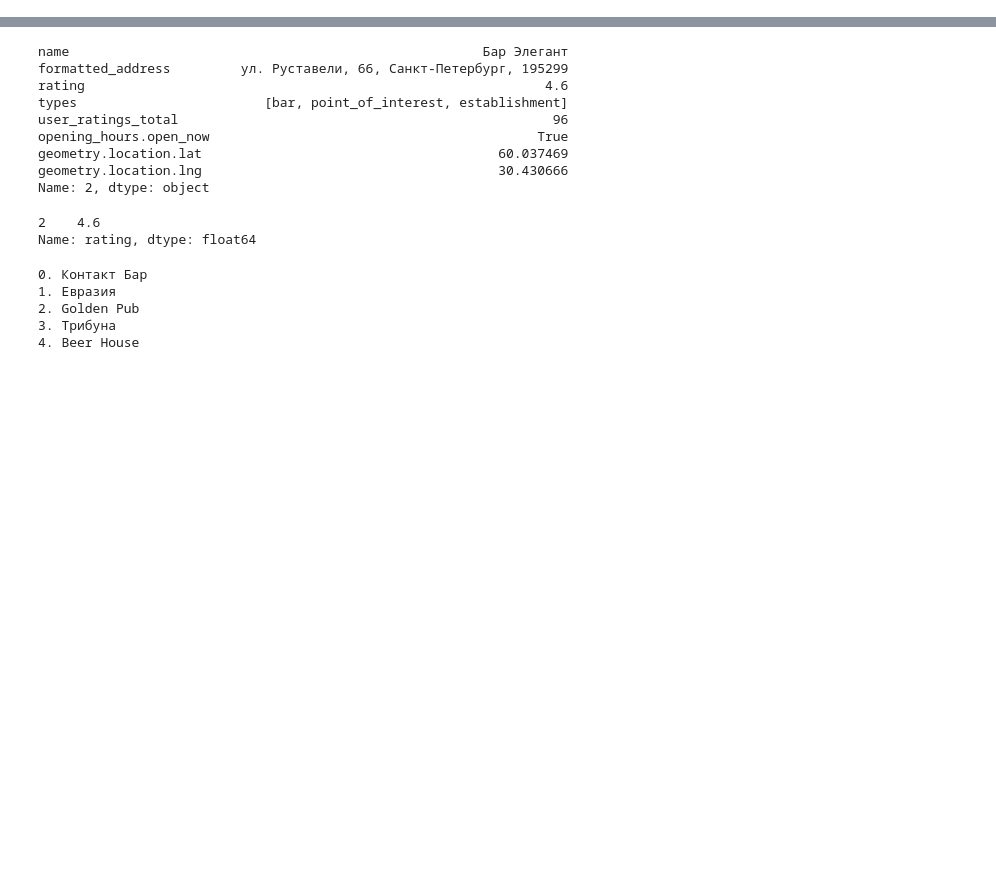
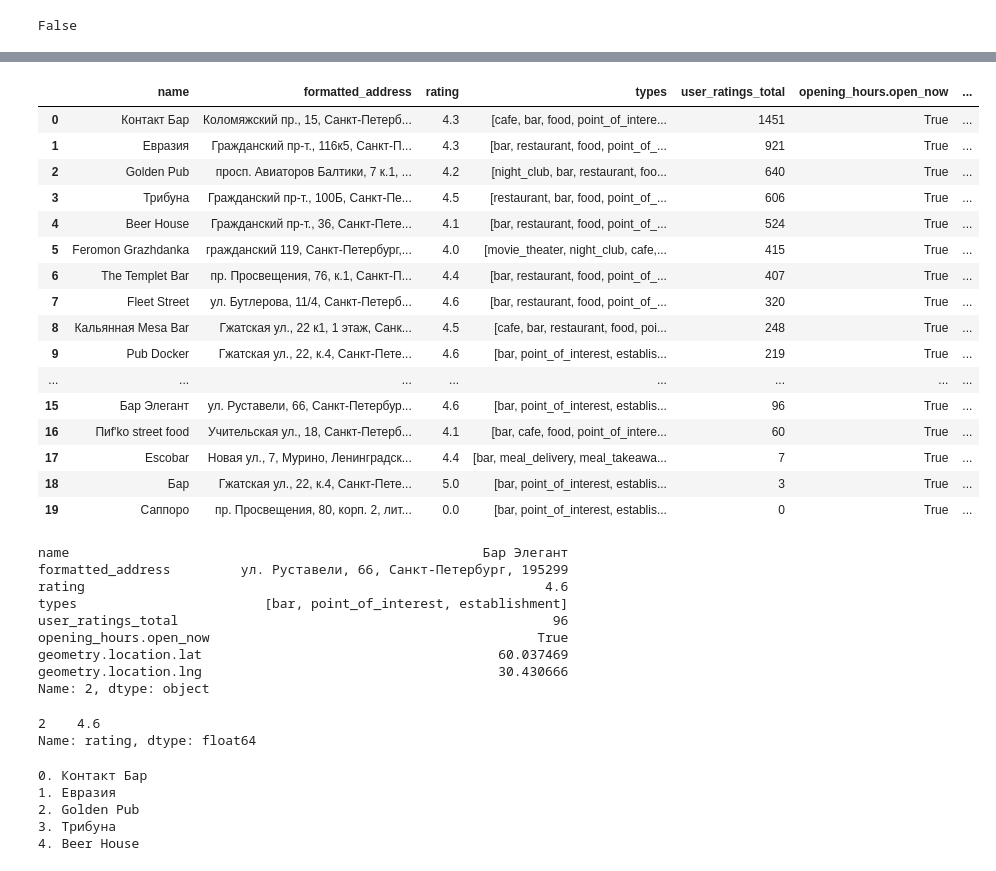
Before and after one commit to Mikhaylov-yv/Bot_spb_bar, a Jupyter notebook: notbuks/2gis_api.ipynb, the cells around one changed output, grey strips where cells are left out. Drawn from its saved outputs; the diff is of its cells as text; code cells hidden in the pictures; blank space fills up the shorter version.

```diff
--- a/notbuks/2gis_api.ipynb
+++ b/notbuks/2gis_api.ipynb
@@ -14,6 +14,10 @@ import bar_serch
 gmaps = googlemaps.Client(key = bot_data.google_token)
 
 data = gmaps.places(type = "bar", location = (60.02987327010727, 30.41587002010728), radius = 500, language = 'ru')
+# %%
+str(type(None)) == "<class 'NoneType'>"
+# %% [output]
+False
 # %%
 df = pd.json_normalize(data['results'])
 df.head()
@@ -24,6 +28,26 @@ df.head()
 | 2 | OPERATIONAL | ул. Руставели, 66, Санкт-Петербур... | https://maps.gstatic.com/mapfiles... | Бар Элегант | [{'height': 1960, 'html_attributi... | ChIJpV09Rj8zlkYRvAeSmjInDdA | NaN | 4.6 | ... |
 | 3 | OPERATIONAL | Граждaнский пр-т., 100Б, Санкт-Пе... | https://maps.gstatic.com/mapfiles... | Трибуна | [{'height': 3073, 'html_attributi... | ChIJUUjwZ5AxlkYRVReGpqP2WqM | 2.0 | 4.5 | ... |
 | 4 | OPERATIONAL | пр. Просвещения, 76, к.1, Санкт-П... | https://maps.gstatic.com/mapfiles... | The Templet Bar | [{'height': 2988, 'html_attributi... | ChIJvSbdZlkzlkYRQE5jPUv9WVg | 2.0 | 4.4 | ... |
+# %%
+df.sort_values(by = 'user_ratings_total', ignore_index = True, ascending = False)
+# %% [output]
+|  | name | formatted_address | rating | types | user_ratings_total | opening_hours.open_now | ... |
+| 0 | Контакт Бар | Коломяжский пр., 15, Санкт-Петерб... | 4.3 | [cafe, bar, food, point_of_intere... | 1451 | True | ... |
+| 1 | Евразия | Граждaнский пр-т., 116к5, Санкт-П... | 4.3 | [bar, restaurant, food, point_of_... | 921 | True | ... |
+| 2 | Golden Pub | просп. Авиаторов Балтики, 7 к.1, ... | 4.2 | [night_club, bar, restaurant, foo... | 640 | True | ... |
+| 3 | Трибуна | Граждaнский пр-т., 100Б, Санкт-Пе... | 4.5 | [restaurant, bar, food, point_of_... | 606 | True | ... |
+| 4 | Beer House | Граждaнский пр-т., 36, Санкт-Пете... | 4.1 | [bar, restaurant, food, point_of_... | 524 | True | ... |
+| 5 | Feromon Grazhdanka | гражданский 119, Санкт-Петербург,... | 4.0 | [movie_theater, night_club, cafe,... | 415 | True | ... |
+| 6 | The Templet Bar | пр. Просвещения, 76, к.1, Санкт-П... | 4.4 | [bar, restaurant, food, point_of_... | 407 | True | ... |
+| 7 | Fleet Street | ул. Бутлерова, 11/4, Санкт-Петерб... | 4.6 | [bar, restaurant, food, point_of_... | 320 | True | ... |
+| 8 | Кальянная Mesa Bar | Гжатская ул., 22 к1, 1 этаж, Санк... | 4.5 | [cafe, bar, restaurant, food, poi... | 248 | True | ... |
+| 9 | Pub Docker | Гжатская ул., 22, к.4, Санкт-Пете... | 4.6 | [bar, point_of_interest, establis... | 219 | True | ... |
+| ... | ... | ... | ... | ... | ... | ... | ... |
+| 15 | Бар Элегант | ул. Руставели, 66, Санкт-Петербур... | 4.6 | [bar, point_of_interest, establis... | 96 | True | ... |
+| 16 | Пиf'ko street food | Учительская ул., 18, Санкт-Петерб... | 4.1 | [bar, cafe, food, point_of_intere... | 60 | True | ... |
+| 17 | Escobar | Новая ул., 7, Мурино, Ленинградск... | 4.4 | [bar, meal_delivery, meal_takeawa... | 7 | True | ... |
+| 18 | Бар | Гжатская ул., 22, к.4, Санкт-Пете... | 5.0 | [bar, point_of_interest, establis... | 3 | True | ... |
+| 19 | Саппоро | пр. Просвещения, 80, корп. 2, лит... | 0.0 | [bar, point_of_interest, establis... | 0 | True | ... |
 # %%
 df = df[['name','formatted_address',
              'rating', 'types', 'user_ratings_total',
```
Also changed, not shown: 2 other files.
